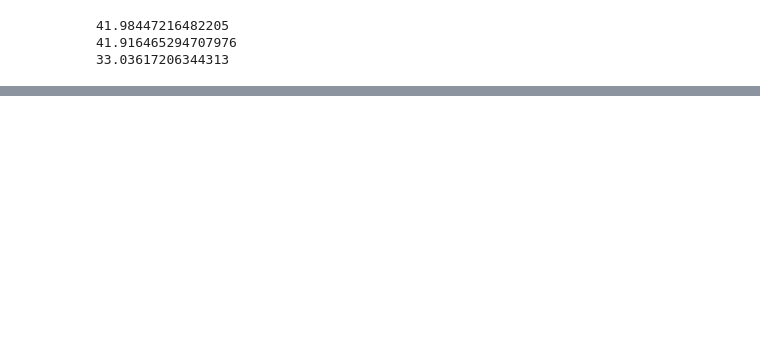
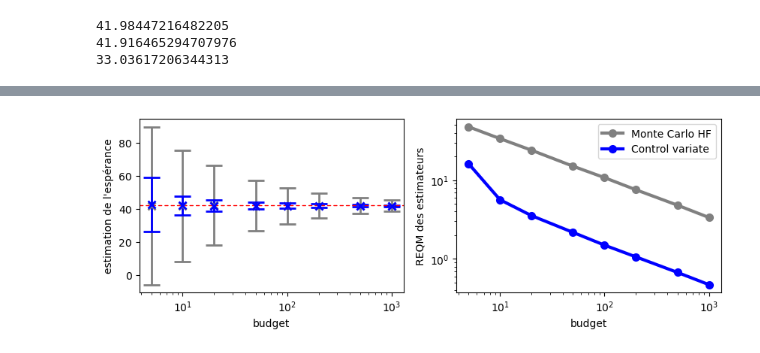
Before and after one commit to f-debrandois/N7_A3, a Jupyter notebook: S10/Approche Multi-fidelite/tp2.ipynb, the cells around one changed output, grey strips where cells are left out. Cells and saved outputs as stored; diff of their text form; code cells hidden in the pictures; blank space fills up the shorter version.

```diff
--- a/S10/Approche Multi-fidelite/tp2.ipynb
+++ b/S10/Approche Multi-fidelite/tp2.ipynb
@@ -93,0 +192,43 @@ Combiner plusieurs simulateurs basse fidélité (supposer $\mu_Z$ connue), et es
+# %%
+# mu_Z connue, alpha à la volée
+esp_Y_cv_mean = []
+std_Y_cv_mean = []
+rmse_Y_cv_mean = []
+esp_Y_mean = []
+std_Y_mean = []
+rmse_Y_mean = []
+
+for n_tilde in budgets:
+    Y_cv_mean = np.zeros(nr)
+    Y_mean = np.zeros(nr)
+    n = int( math.floor( n_tilde / (1. + w) ) )
+
+    for ir in range(nr):
+        X = n_echantillon_X(n_tilde)
+        Y = f(X)
+        Z = g(X)
+
+        Y_mean_n_tilde = np.mean(Y)
+        Y_mean_n = np.mean(Y[:n])
+        Z_mean_n = np.mean(Z[:n])
+
+        cov_matrix_YZ = np.cov(Y[:n], Z[:n])
+        cov_YZ = cov_matrix_YZ[0,1]
+        var_Z = cov_matrix_YZ[1,1]
+
+        alpha_opt_approx = cov_YZ / var_Z
+
+        Y_mean[ir] = Y_mean_n_tilde
+        Y_cv_mean[ir] = Y_mean_n - alpha_opt_approx * (Z_mean_n - mu_Z_exact)
+
+    esp_Y_mean += [np.mean(Y_mean)]
+    std_Y_mean += [np.std(Y_mean)]
+    rmse_Y_mean += [rmse_estim(Y_mean, mu_exact)]
+
+    esp_Y_cv_mean += [np.mean(Y_cv_mean)]
+    std_Y_cv_mean += [np.std(Y_cv_mean)]
+    rmse_Y_cv_mean += [rmse_estim(Y_cv_mean, mu_exact)]
+
+    print(n_tilde, n,
+        esp_Y_cv_mean[-1], esp_Y_mean[-1], rmse_Y_cv_mean[-1], rmse_Y_mean[-1], (std_Y_cv_mean[-1] / std_Y_mean[-1])**2
+    )
@@ -93,0 +244,4 @@ Combiner plusieurs simulateurs basse fidélité (supposer $\mu_Z$ connue), et es
+# %%
+plot_fig_cv(budgets, esp_Y_mean, std_Y_mean, rmse_Y_mean, esp_Y_cv_mean, std_Y_cv_mean, rmse_Y_cv_mean, mu_exact)
+# %% [output]
+[figure, added]
```
Also changed, not shown: parts of 26 cells of this notebook.
